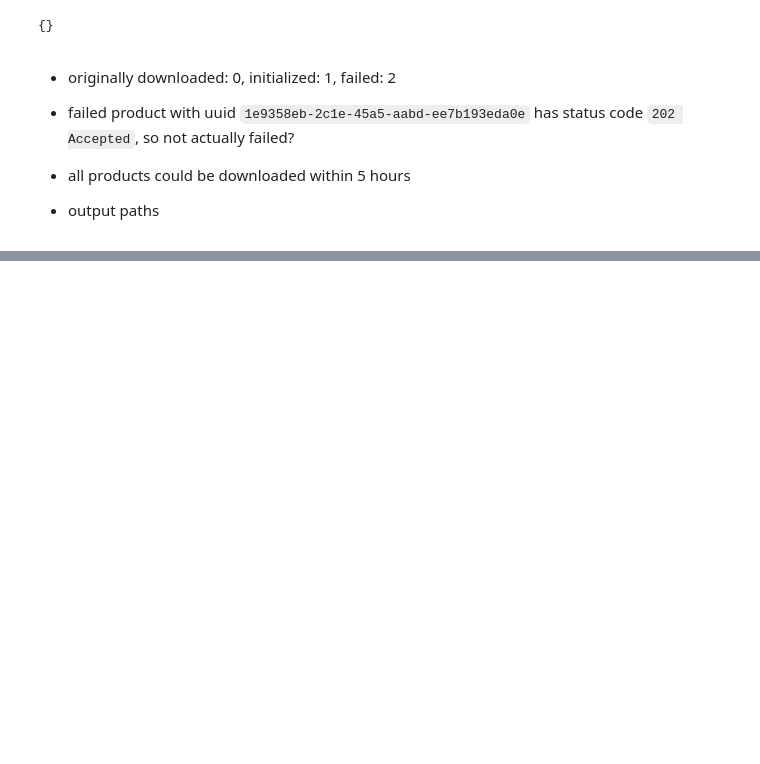
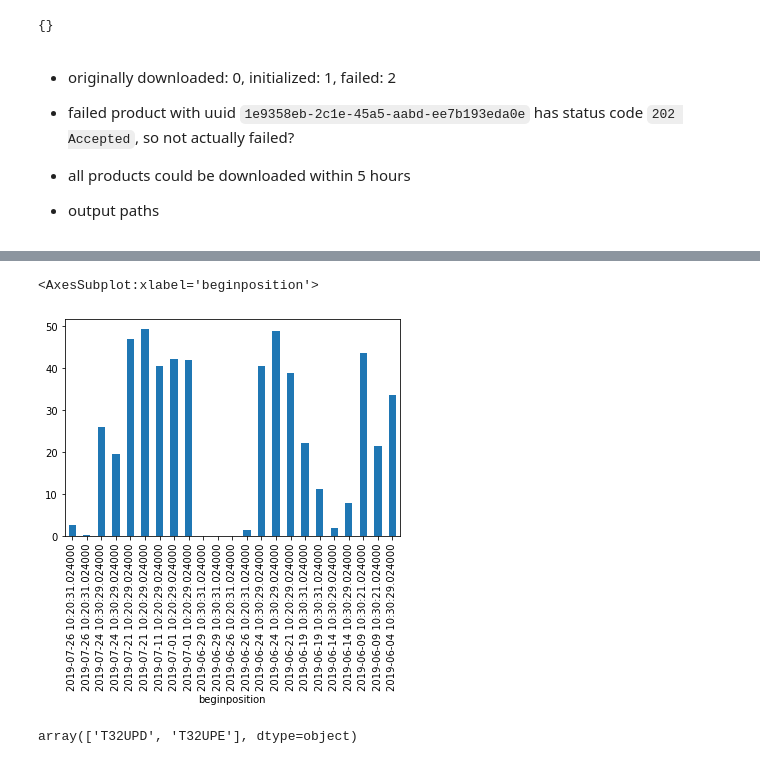
Before and after one commit to rrrnld/earth-observation-for-journalism, a Jupyter notebook: true-color-image/03b Forest Fires 2018 and 2019.ipynb, the cells around one changed output, grey strips where cells are left out. Cells and saved outputs as stored; diff of their text form; code cells hidden in the pictures; blank space fills up the shorter version.

```diff
--- a/true-color-image/03b Forest Fires 2018 and 2019.ipynb
+++ b/true-color-image/03b Forest Fires 2018 and 2019.ipynb
@@ -223,0 +269,10 @@ list(map(lambda d: d['path'], downloaded.values()))
+# %%
+gdf.set_index('beginposition')['cloudcoverpercentage'].plot(kind='bar')
+# %% [output]
+<AxesSubplot:xlabel='beginposition'>
+[figure, added]
+# %%
+gdf['tile'] = gdf['title'].apply(lambda t: t.split('_')[5])
+gdf['tile'].unique()
+# %% [output]
+array(['T32UPD', 'T32UPE'], dtype=object)
```
Also changed, not shown: parts of 25 cells of this notebook.
